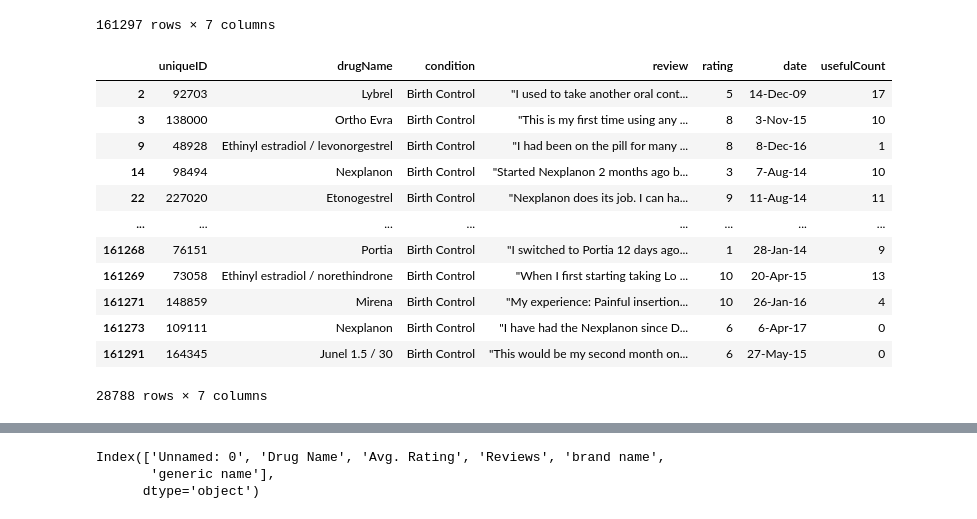
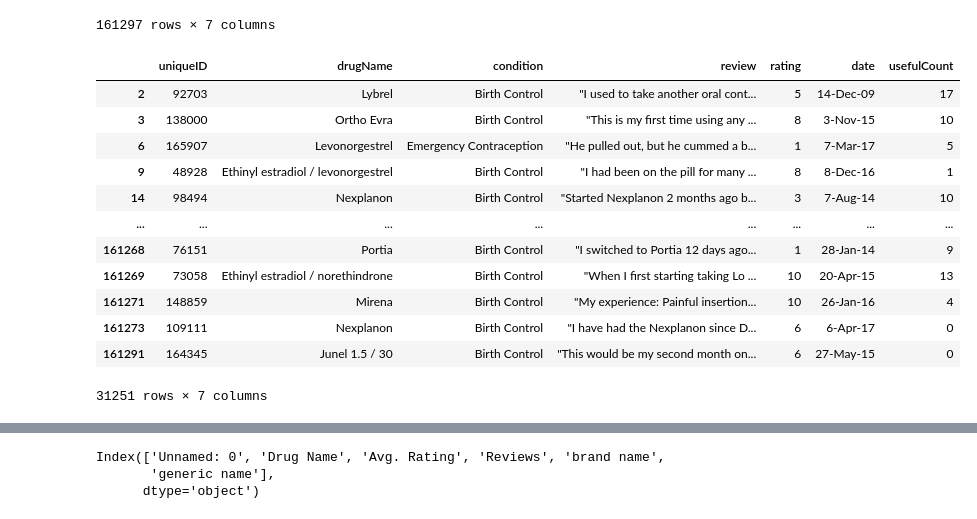
Before and after one commit to celefigs/collaborative_project, a Jupyter notebook: natalia_copy/reference.ipynb, the cells around one changed output, grey strips where cells are left out. Saved outputs shown, nothing was run; the diff lists cells and outputs as text; code cells hidden in the pictures.

```diff
--- a/natalia_copy/reference.ipynb
+++ b/natalia_copy/reference.ipynb
@@ -2,7 +2,7 @@
 import pandas as pd
 # %%
 #importing our project datasets
-test_df = pd.read_csv("./drugsComTrain_raw.csv")
+test_df = pd.read_csv("../../data/drugsComTrain.csv")
 # %%
 test_df
 # %% [output]
@@ -21,20 +21,20 @@ test_df
 161297 rows × 7 columns
 # %%
 #selecting only birth-control related review
-test_df_birth =  test_df[test_df["condition"] == "Birth Control"]
+df_birth_and_emerg =  test_df[(test_df["condition"] == "Birth Control") | (test_df["condition"] == "Emergency Contraception")]
 # %%
-test_df_birth
+df_birth_and_emerg
 # %% [output]
 |  | uniqueID | drugName | condition | review | rating | date | usefulCount |
 | 2 | 92703 | Lybrel | Birth Control | "I used to take another oral cont... | 5 | 14-Dec-09 | 17 |
 | 3 | 138000 | Ortho Evra | Birth Control | "This is my first time using any ... | 8 | 3-Nov-15 | 10 |
+| 6 | 165907 | Levonorgestrel | Emergency Contraception | "He pulled out, but he cummed a b... | 1 | 7-Mar-17 | 5 |
 | 9 | 48928 | Ethinyl estradiol / levonorgestrel | Birth Control | "I had been on the pill for many ... | 8 | 8-Dec-16 | 1 |
 | 14 | 98494 | Nexplanon | Birth Control | "Started Nexplanon 2 months ago b... | 3 | 7-Aug-14 | 10 |
-| 22 | 227020 | Etonogestrel | Birth Control | "Nexplanon does its job. I can ha... | 9 | 11-Aug-14 | 11 |
 | ... | ... | ... | ... | ... | ... | ... | ... |
 | 161268 | 76151 | Portia | Birth Control | "I switched to Portia 12 days ago... | 1 | 28-Jan-14 | 9 |
 | 161269 | 73058 | Ethinyl estradiol / norethindrone | Birth Control | "When I first starting taking Lo ... | 10 | 20-Apr-15 | 13 |
 | 161271 | 148859 | Mirena | Birth Control | "My experience: Painful insertion... | 10 | 26-Jan-16 | 4 |
 | 161273 | 109111 | Nexplanon | Birth Control | "I have had the Nexplanon since D... | 6 | 6-Apr-17 | 0 |
 | 161291 | 164345 | Junel 1.5 / 30 | Birth Control | "This would be my second month on... | 6 | 27-May-15 | 0 |
-28788 rows × 7 columns
+31251 rows × 7 columns
```
Also changed, not shown: parts of 5 cells of this notebook, 1 other file.
